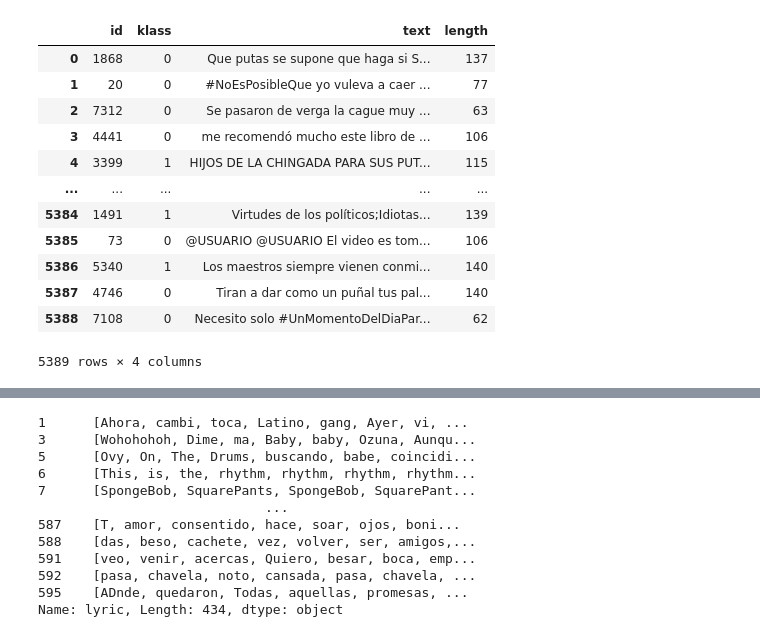
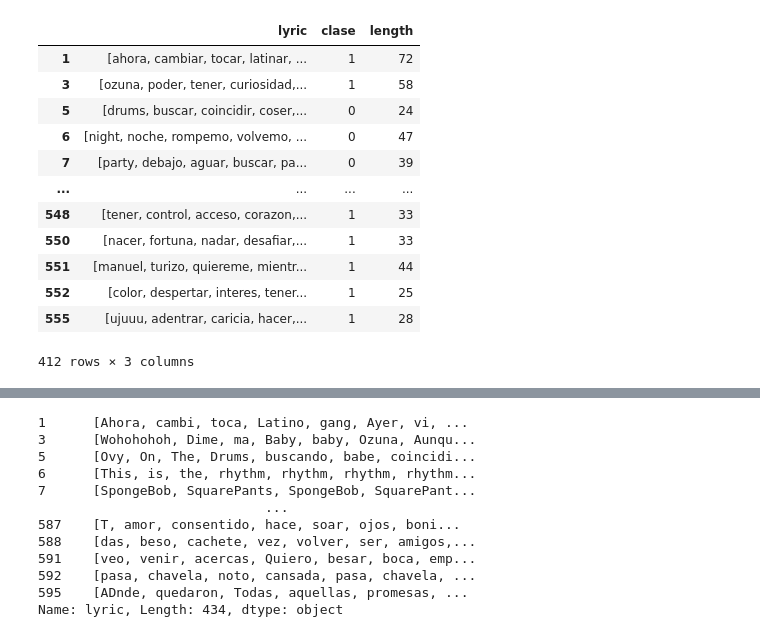
Before and after one commit to Hecramco/NLP_Violencia-en-musica-, a Jupyter notebook: mubel-song-lyrics.ipynb, the cells around one changed output, grey strips where cells are left out. Cells and saved outputs as stored; diff of their text form; code cells hidden in the pictures.

```diff
--- a/mubel-song-lyrics.ipynb
+++ b/mubel-song-lyrics.ipynb
@@ -37,0 +21,3 @@ tweets_df.describe
+# %%
+tweets_df = tweets_df[tweets_df[columnLyric].isnull()==False]
+tweets_df.head(10)
@@ -37,0 +61,13 @@ tweets_df.describe
+# %%
+import re
+import string
+
+import nltk
+from nltk.corpus import stopwords
+from nltk.tokenize import word_tokenize
+nltk.download('punkt')
+nltk.download('stopwords')
+
+import es_core_news_md
+
+nlp = es_core_news_md.load()
@@ -37,0 +81,7 @@ tweets_df.describe
+# %%
+import spacy
+import es_core_news_md
+
+nlp = es_core_news_md.load()
+#doc = nlp("ahora todo cambió le toca a ella latino gang  ayer la vi perreando solita  se ve má bonita ahora que no está")
+#for token in doc: print(token.text, "|", token.lemma_, '|', token.pos_)
@@ -37,0 +142,7 @@ tweets_df.describe
+# %%
+columnLyric='lyric'
+df=tweets_df[columnLyric].str.lower()
+for i, j in df.items():
+    df[i]=clean_lyric(j)
+tweets_df[columnLyric]=df
+tweets_df.head()
@@ -91,20 +198,20 @@ KeyError: 'klass'
 # %%
-tweets_df['length'] = tweets_df['text'].apply(len)
+tweets_df['length'] = tweets_df['lyric'].apply(len)
 tweets_df
 # %% [output]
-|  | id | klass | text | length |
-| 0 | 1868 | 0 | Que putas se supone que haga si S... | 137 |
-| 1 | 20 | 0 | #NoEsPosibleQue yo vuleva a caer ... | 77 |
-| 2 | 7312 | 0 | Se pasaron de verga la cague muy ... | 63 |
-| 3 | 4441 | 0 | me recomendó mucho este libro de ... | 106 |
-| 4 | 3399 | 1 | HIJOS DE LA CHINGADA PARA SUS PUT... | 115 |
-| ... | ... | ... | ... | ... |
-| 5384 | 1491 | 1 | Virtudes de los políticos;Idiotas... | 139 |
-| 5385 | 73 | 0 | @USUARIO @USUARIO El video es tom... | 106 |
-| 5386 | 5340 | 1 | Los maestros siempre vienen conmi... | 140 |
-| 5387 | 4746 | 0 | Tiran a dar como un puñal tus pal... | 140 |
-| 5388 | 7108 | 0 | Necesito solo #UnMomentoDelDiaPar... | 62 |
+|  | lyric | clase | length |
+| 1 | [ahora, cambiar, tocar, latinar, ... | 1 | 72 |
+| 3 | [ozuna, poder, tener, curiosidad,... | 1 | 58 |
+| 5 | [drums, buscar, coincidir, coser,... | 0 | 24 |
+| 6 | [night, noche, rompemo, volvemo, ... | 0 | 47 |
+| 7 | [party, debajo, aguar, buscar, pa... | 0 | 39 |
+| ... | ... | ... | ... |
+| 548 | [tener, control, acceso, corazon,... | 1 | 33 |
+| 550 | [nacer, fortuna, nadar, desafiar,... | 1 | 33 |
+| 551 | [manuel, turizo, quiereme, mientr... | 1 | 44 |
+| 552 | [color, despertar, interes, tener... | 1 | 25 |
+| 555 | [ujuuu, adentrar, caricia, hacer,... | 1 | 28 |
-5389 rows × 4 columns
+412 rows × 3 columns
 # %%
 tweets_df['length'].plot(bins=100, kind='hist')
 # %% [output]
```
Also changed, not shown: parts of 29 cells of this notebook, 1 other file.
